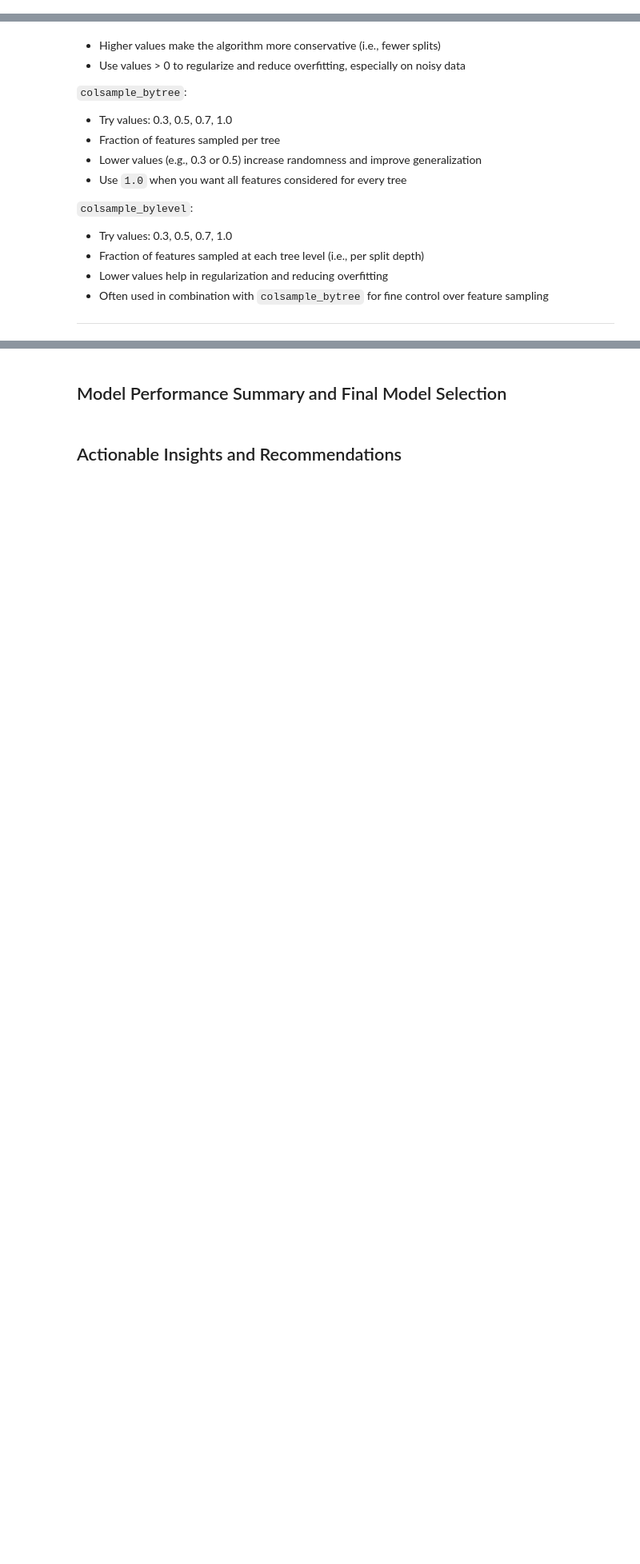
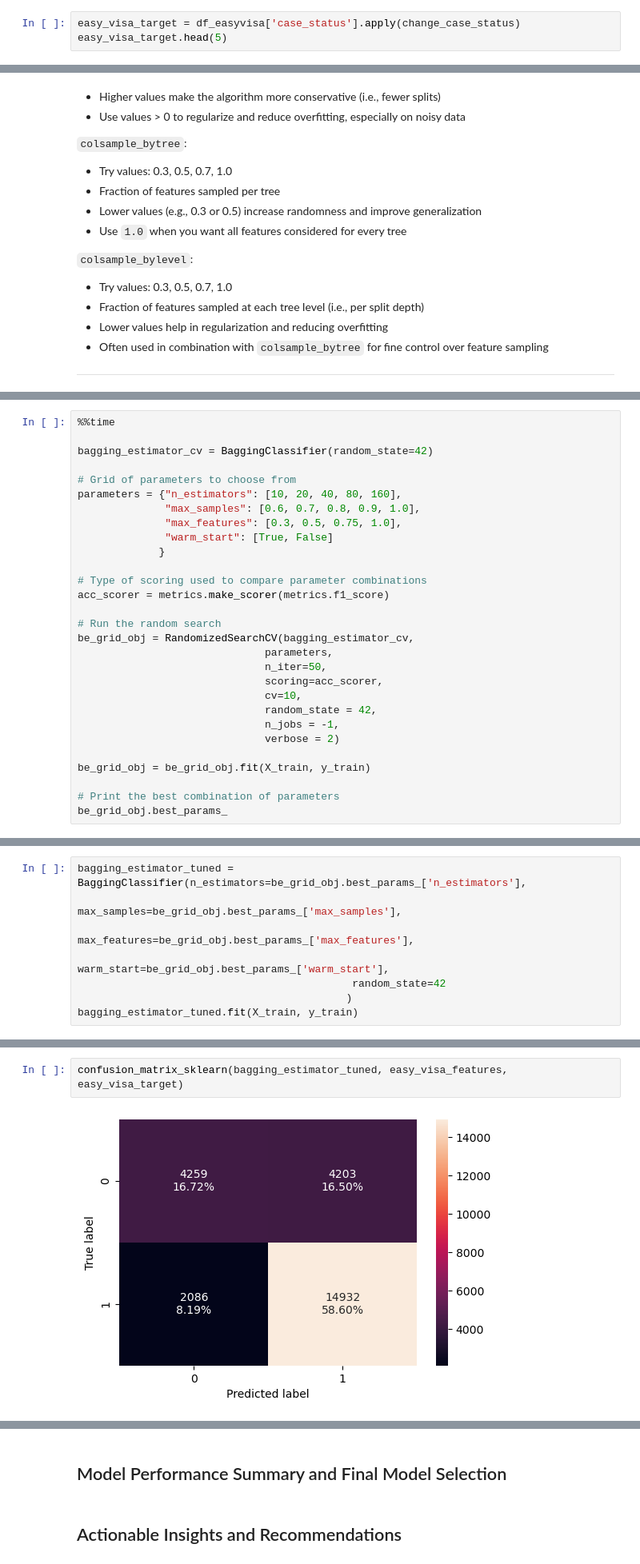
Before and after one commit to swamilikes2code/ds_practice, a Jupyter notebook: EasyVisa_Assignment_Raghuram_Thiagarajan_Full_Code.ipynb, the cells around one changed output, grey strips where cells are left out. Shown at 80% size. Saved outputs shown, nothing was run; the diff lists cells and outputs as text; blank space fills up the shorter version.

Commit message:
Saving progress, only XGBoost left to train

```diff
--- a/EasyVisa_Assignment_Raghuram_Thiagarajan_Full_Code.ipynb
+++ b/EasyVisa_Assignment_Raghuram_Thiagarajan_Full_Code.ipynb
@@ -724,0 +816,3 @@ Name: proportion, dtype: float64
+# %%
+easy_visa_target = df_easyvisa['case_status'].apply(change_case_status)
+easy_visa_target.head(5)
@@ -932,0 +1563,29 @@ def confusion_matrix_sklearn(model, predictors, target):
+# %%
+%%time
+
+bagging_estimator_cv = BaggingClassifier(random_state=42)
+
+# Grid of parameters to choose from
+parameters = {"n_estimators": [10, 20, 40, 80, 160],
+              "max_samples": [0.6, 0.7, 0.8, 0.9, 1.0],
+              "max_features": [0.3, 0.5, 0.75, 1.0],
+              "warm_start": [True, False]
+             }
+
+# Type of scoring used to compare parameter combinations
+acc_scorer = metrics.make_scorer(metrics.f1_score)
+
+# Run the random search
+be_grid_obj = RandomizedSearchCV(bagging_estimator_cv,
+                              parameters,
+                              n_iter=50,
+                              scoring=acc_scorer,
+                              cv=10,
+                              random_state = 42,
+                              n_jobs = -1,
+                              verbose = 2)
+
+be_grid_obj = be_grid_obj.fit(X_train, y_train)
+
+# Print the best combination of parameters
+be_grid_obj.best_params_
@@ -932,0 +1604,8 @@ def confusion_matrix_sklearn(model, predictors, target):
+# %%
+bagging_estimator_tuned = BaggingClassifier(n_estimators=be_grid_obj.best_params_['n_estimators'],
+                                            max_samples=be_grid_obj.best_params_['max_samples'],
+                                            max_features=be_grid_obj.best_params_['max_features'],
+                                            warm_start=be_grid_obj.best_params_['warm_start'],
+                                            random_state=42
+                                           )
+bagging_estimator_tuned.fit(X_train, y_train)
@@ -932,0 +1680,4 @@ def confusion_matrix_sklearn(model, predictors, target):
+# %%
+confusion_matrix_sklearn(bagging_estimator_tuned, easy_visa_features, easy_visa_target)
+# %% [output]
+[figure, added]
```
Also changed, not shown: parts of 123 cells of this notebook.
